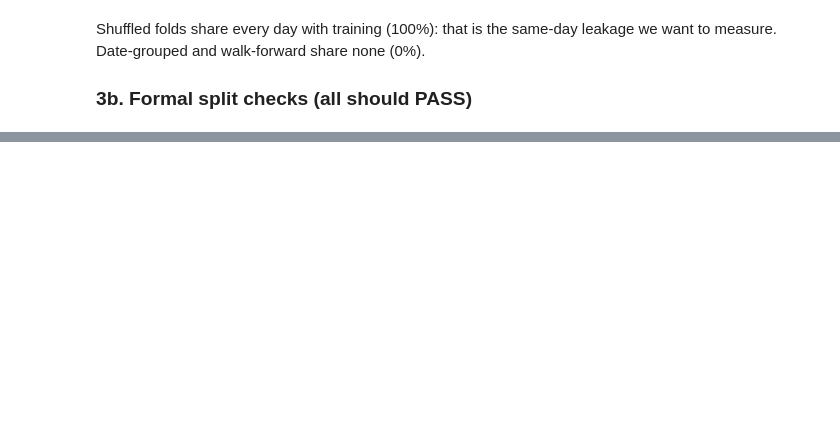
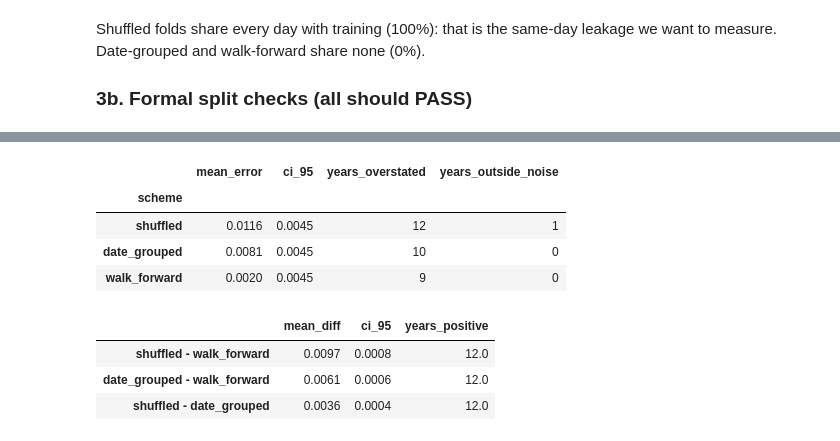
Before and after one commit to wjin2025/ese5420-finalpaper, a Jupyter notebook: analysis.ipynb, the cells around one changed output, grey strips where cells are left out. Cells and saved outputs as stored; diff of their text form; code cells hidden in the pictures; blank space fills up the shorter version.

```diff
--- a/analysis.ipynb
+++ b/analysis.ipynb
@@ -212,0 +297,15 @@ pd.read_csv("results/main.csv")
+# %%
+from src.summary import summarize, key_figure
+
+err, by_scheme, paired = summarize(lr_results)
+display(by_scheme.round(4), paired.round(4))
+# %% [output]
+|  | mean_error | ci_95 | years_overstated | years_outside_noise |
+| scheme |  |  |  |  |
+| shuffled | 0.0116 | 0.0045 | 12 | 1 |
+| date_grouped | 0.0081 | 0.0045 | 10 | 0 |
+| walk_forward | 0.0020 | 0.0045 | 9 | 0 |
+|  | mean_diff | ci_95 | years_positive |
+| shuffled - walk_forward | 0.0097 | 0.0008 | 12.0 |
+| date_grouped - walk_forward | 0.0061 | 0.0006 | 12.0 |
+| shuffled - date_grouped | 0.0036 | 0.0004 | 12.0 |
```
Also changed, not shown: parts of 20 cells of this notebook, 12 other files.
